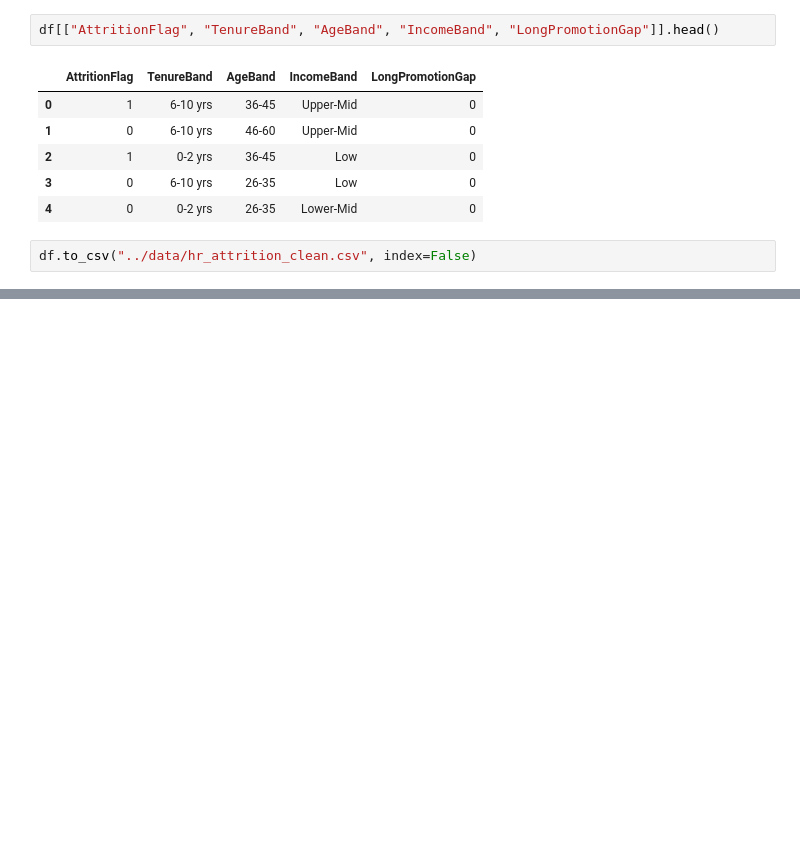
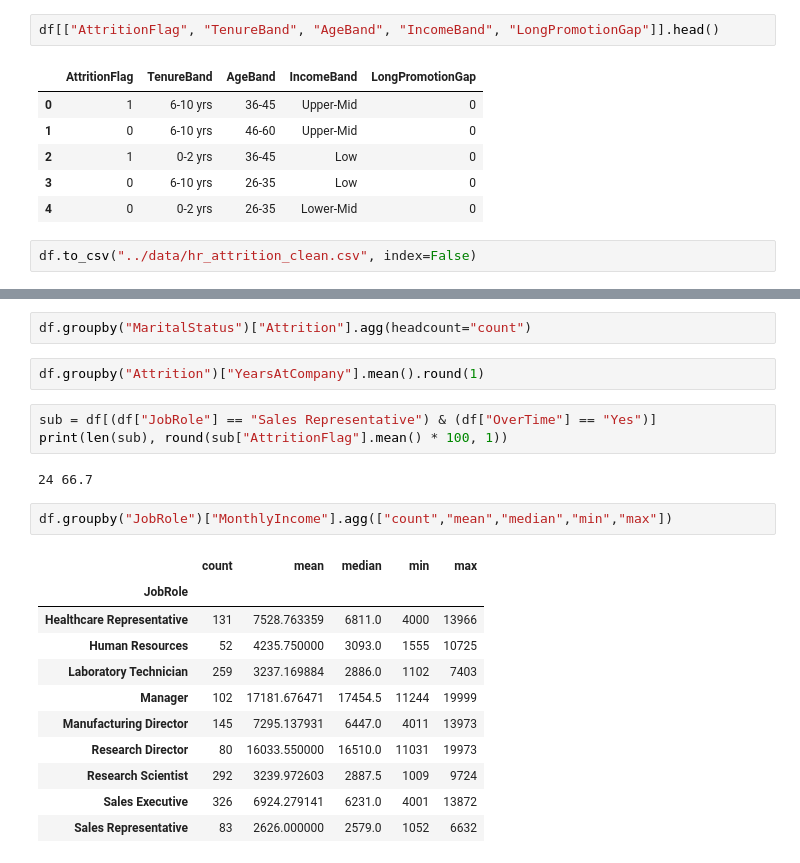
Before and after one commit to mahajanprajwal-1/employee-attrition-analysis, a Jupyter notebook: notebooks/01_data_cleaning.ipynb, the cells around one changed output, grey strips where cells are left out. Saved outputs shown, nothing was run; the diff lists cells and outputs as text; blank space fills up the shorter version.

```diff
--- a/notebooks/01_data_cleaning.ipynb
+++ b/notebooks/01_data_cleaning.ipynb
@@ -150,0 +170,23 @@ df.to_csv("../data/hr_attrition_clean.csv", index=False)
+# %%
+df.groupby("MaritalStatus")["Attrition"].agg(headcount="count")
+# %%
+df.groupby("Attrition")["YearsAtCompany"].mean().round(1)
+# %%
+sub = df[(df["JobRole"] == "Sales Representative") & (df["OverTime"] == "Yes")]
+print(len(sub), round(sub["AttritionFlag"].mean() * 100, 1))
+# %% [output]
+24 66.7
+# %%
+df.groupby("JobRole")["MonthlyIncome"].agg(["count","mean","median","min","max"])
+# %% [output]
+|  | count | mean | median | min | max |
+| JobRole |  |  |  |  |  |
+| Healthcare Representative | 131 | 7528.763359 | 6811.0 | 4000 | 13966 |
+| Human Resources | 52 | 4235.750000 | 3093.0 | 1555 | 10725 |
+| Laboratory Technician | 259 | 3237.169884 | 2886.0 | 1102 | 7403 |
+| Manager | 102 | 17181.676471 | 17454.5 | 11244 | 19999 |
+| Manufacturing Director | 145 | 7295.137931 | 6447.0 | 4011 | 13973 |
+| Research Director | 80 | 16033.550000 | 16510.0 | 11031 | 19973 |
+| Research Scientist | 292 | 3239.972603 | 2887.5 | 1009 | 9724 |
+| Sales Executive | 326 | 6924.279141 | 6231.0 | 4001 | 13872 |
+| Sales Representative | 83 | 2626.000000 | 2579.0 | 1052 | 6632 |
```
Also changed, not shown: parts of 12 cells of this notebook.
